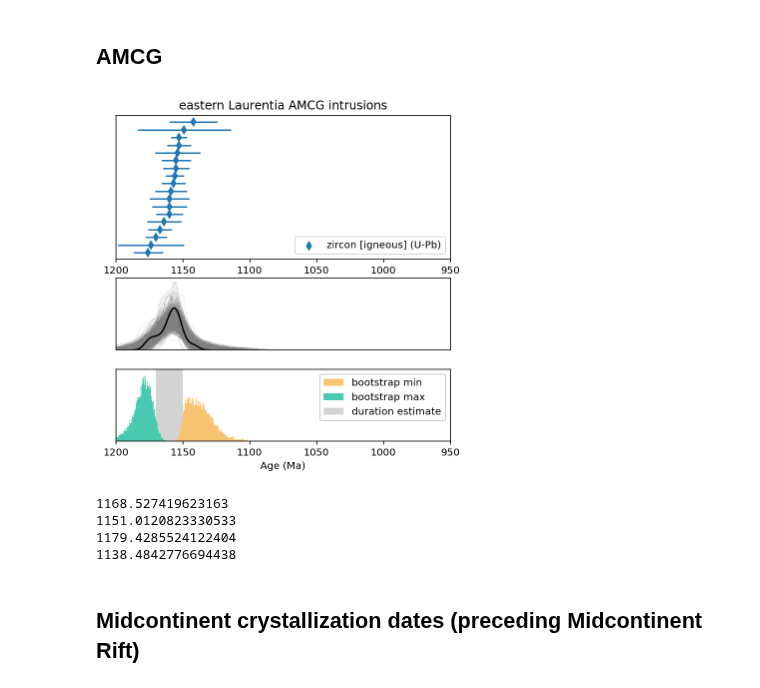
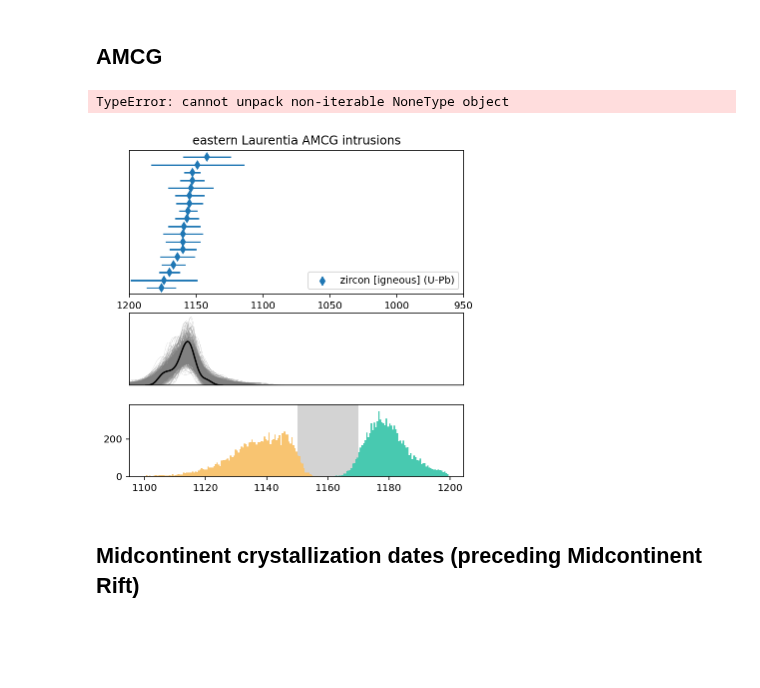
Before and after one commit to Swanson-Hysell/Mesoproterozoic_Turning_Point, a Jupyter notebook: code/Mesoprot_geochron.ipynb, the cells around one changed output. Drawn from its saved outputs; the diff is of its cells as text; code cells hidden in the pictures; blank space fills up the shorter version.

```diff
--- a/code/Mesoprot_geochron.ipynb
+++ b/code/Mesoprot_geochron.ipynb
@@ -99,49 +99,36 @@ ax0.title.set_text('eastern Laurentia AMCG intrusions')
 
 plt.errorbar(AMCG_dates.Age,
              AMCG_dates.index,
              xerr=AMCG_dates.Error_Plus,
              fmt='d',color='C0',label='zircon crystallization')
 
 ax0.set_yticks([])
 
 plt.legend(handles=[zircon_marker],loc=4)
 plt.xlim(1200,950)
 
 ax1 = fig.add_subplot(spec[1])
 
 boot_maxs,boot_mins,AMCG_max,AMCG_min = bootstrap_calc_plot(AMCG_dates,bootstrap_n=bootstrap_number)
 plt.xlim(1200,950)
 ax1.set_xticks([])
 ax1.set_yticks([])
 ax1.set_ylabel('')
 ax1.set_xlabel('')
 
 ax2 = fig.add_subplot(spec[2])
-plot_bootstrap_hist(boot_maxs,boot_mins,AMCG_max,AMCG_min)
+boot_maxs,boot_mins,AMCG_max,AMCG_min = plot_bootstrap_hist(boot_maxs,boot_mins,AMCG_max,AMCG_min)
+
+AMCG_max_median = np.median(boot_maxs)
+AMCG_min_median = np.median(boot_mins)
 
 plt.legend(framealpha=1)
 plt.xlim(1200,950)
 ax2.set_yticks([])
 plt.xlabel('Age (Ma)')
 
 plt.savefig('geochron_AMCG.png',dpi=300,bbox_inches='tight',pad_inches = 0.1)
 plt.show()
 # %% [output]
+TypeError: cannot unpack non-iterable NoneType object
-[figure, old version]
+[figure, new version]
-# %%
-AMCG_max = np.percentile(boot_maxs,2.5)
-AMCG_min = np.percentile(boot_mins,97.5)
-
-AMCG_max_median = np.median(boot_maxs)
-AMCG_min_median = np.median(boot_mins)
-
-print(AMCG_max)
-print(AMCG_min)
-
-print(AMCG_max_median)
-print(AMCG_min_median)
-# %% [output]
-1168.527419623163
-1151.0120823330533
-1179.4285524122404
-1138.4842776694438
```
Also changed, not shown: parts of 13 cells of this notebook, 2 other files.
